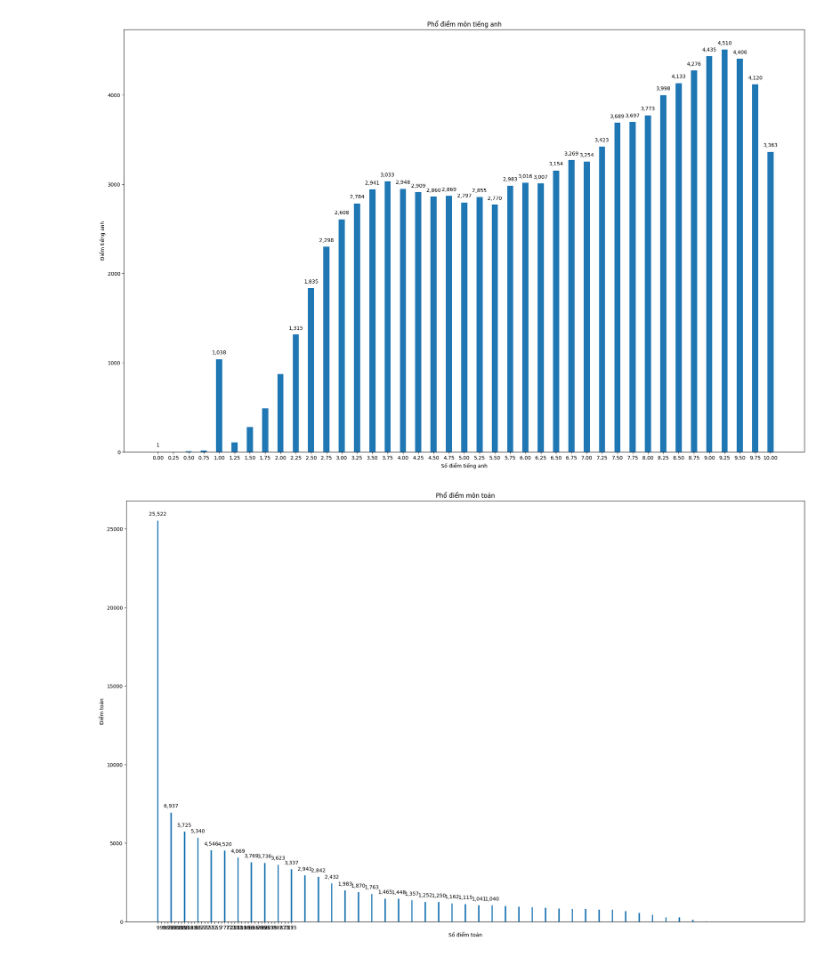
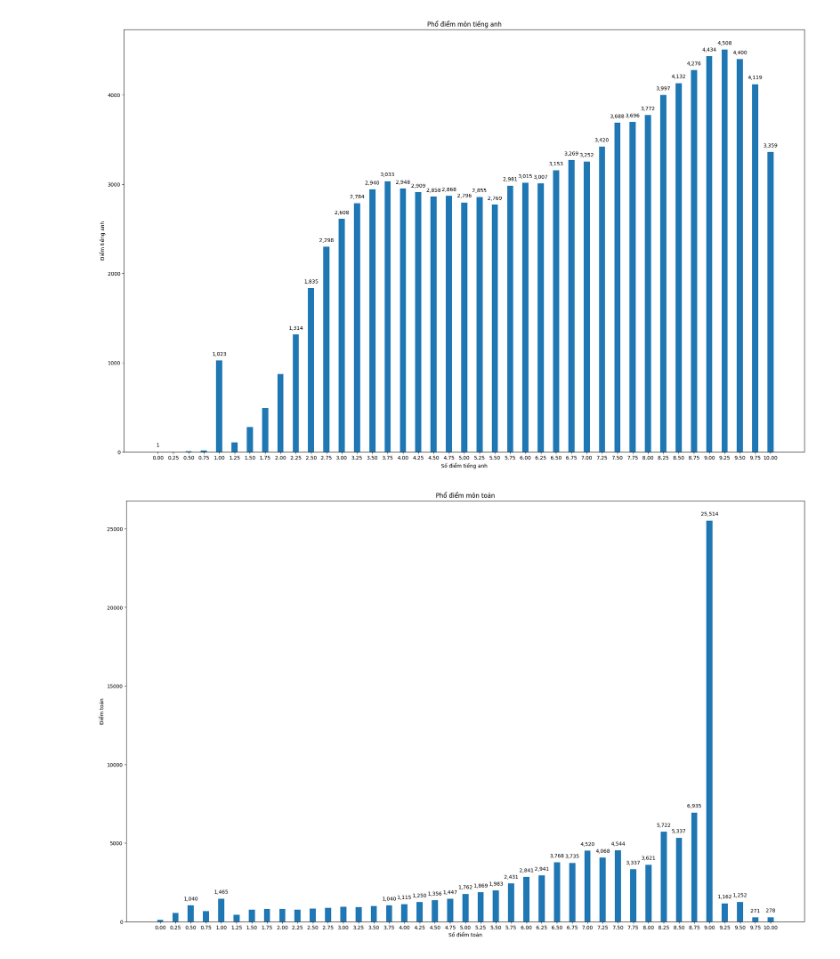
Before and after one commit to khanhthanhdev/exam-mark-crawling, a Jupyter notebook: exam.ipynb, the cells around one changed output. Drawn from its saved outputs; the diff is of its cells as text; code cells hidden in the pictures.

```diff
--- a/exam.ipynb
+++ b/exam.ipynb
@@ -3,7 +3,7 @@ import pandas as pd
 import matplotlib.pyplot as plt
 import numpy as np
 # %%
-url = 'https://raw.githubusercontent.com/khanhthanhdev/exam-mark-crawling/master/diemvao10f.csv'
+url = 'https://raw.githubusercontent.com/khanhthanhdev/exam-mark-crawling/master/datafinal.csv'
 df = pd.read_csv(url)
 # %%
 top5 = df.head()
@@ -172,21 +196,21 @@ math_mark_count = list(count_math.values())
 # %%
 fig = plt.figure(figsize=(24,15))
 
 plt.bar(math_mark, math_mark_count, width=0.1)
 ax1 = plt.subplot(1,1,1)
 plt.xlabel("Số điểm toán" )
 plt.ylabel("Điểm toán" )
 plt.title("Phổ điểm môn toán")
 for x,y in zip(math_mark,math_mark_count):
     label = "{:,}".format(y)
-    if y > 1000:
+    if y > 1000 or x == 9.75 or x == 10.0:
         plt.annotate(label,
                      (x,y),
                      textcoords="offset points",
                      xytext=(0,10),
                      ha='center',)
 plt.xticks(np.arange(0, 10.25, 0.25))
 plt.savefig('math.png')
 plt.show()
 # %% [output]
-[figure, old version]
+[figure, new version]
```
Also changed, not shown: parts of 14 cells of this notebook, 3 other files.
